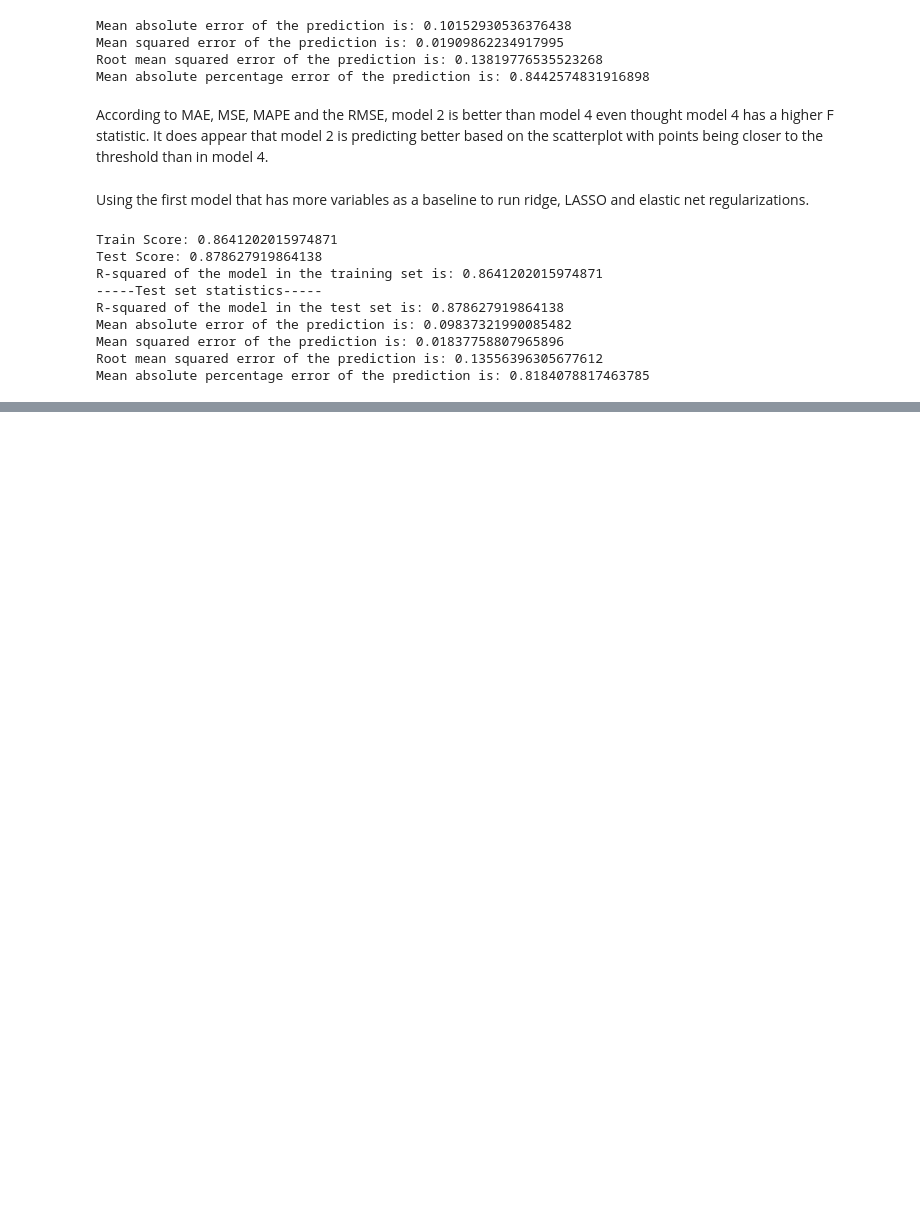
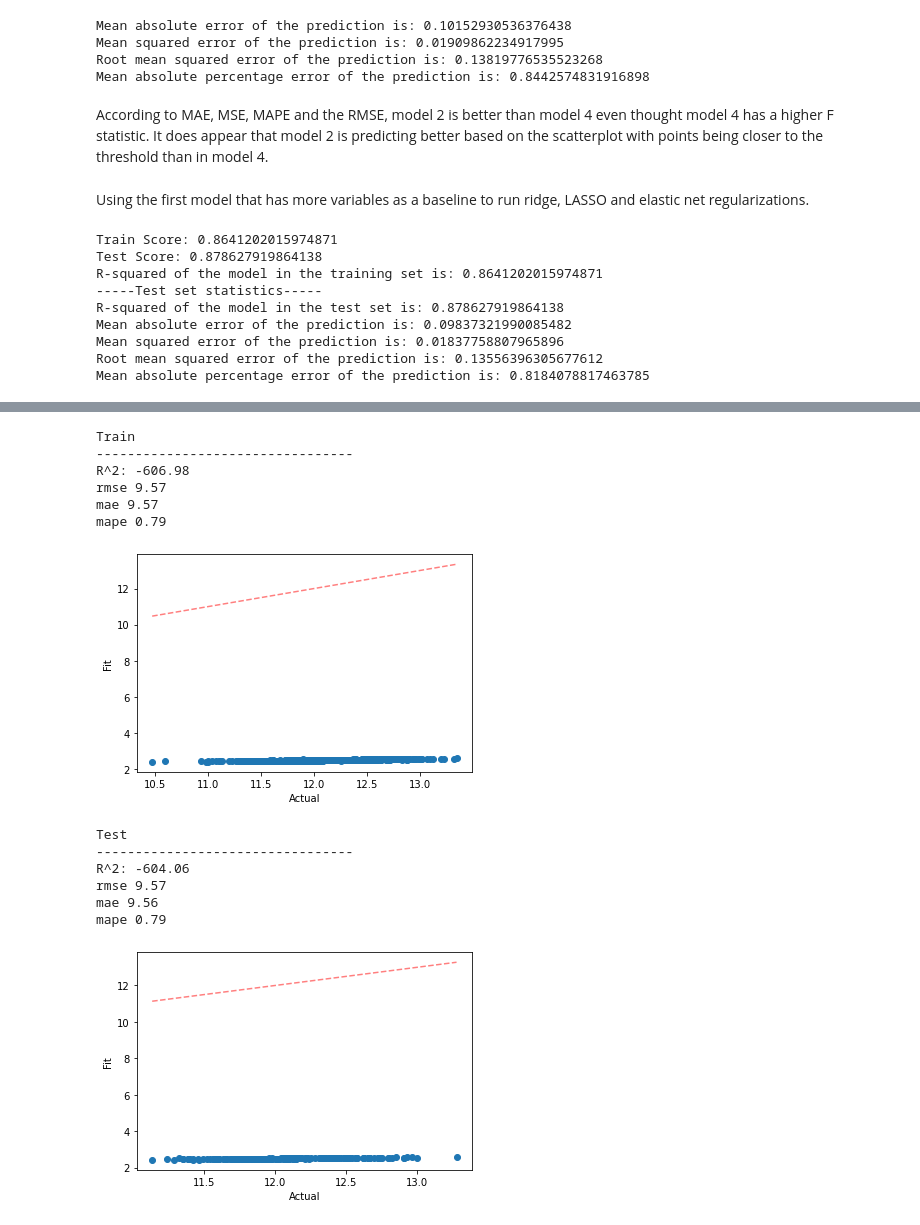
Before and after one commit to mgalaviz1/my_work, a Jupyter notebook: week6_linear_regression/Assignment_Predicting_house_prices.ipynb, the cells around one changed output, grey strips where cells are left out. Cells and saved outputs as stored; diff of their text form; code cells hidden in the pictures; blank space fills up the shorter version.

```diff
--- a/week6_linear_regression/Assignment_Predicting_house_prices.ipynb
+++ b/week6_linear_regression/Assignment_Predicting_house_prices.ipynb
@@ -1069,0 +1151,8 @@ Using Elastic Net regularization with a limited number of hyperparameters, retur
+# %%
+grid = {"alpha": [0.001, 0.01, 0.1], "l1_ratio": [0.001, 0.01, 0.1]}
+elasticnet_cv = GridSearchCV(ElasticNet(), grid, verbose=1)
+elasticnet_cv.fit(X_train, np.log(y_train))
+
+print(f"selected alpha: {elasticnet_cv.best_estimator_.alpha}")
+print(f"selected l1_ratio: {elasticnet_cv.best_estimator_.l1_ratio}")
+elasticnet_cv.best_estimator_.coef_
@@ -1069,0 +1169,25 @@ Using Elastic Net regularization with a limited number of hyperparameters, retur
+# %%
+y_pred_train = elasticnet_cv.predict(X_train)
+y_pred_test = elasticnet_cv.predict(X_test)
+
+print("Train\n---------------------------------")
+print(f"R^2: {elasticnet_cv.score(X_train, y_train):.2f}")
+eval_preds(y_train, y_pred_train)
+print("Test\n---------------------------------")
+print(f"R^2: {elasticnet_cv.score(X_test, y_test):.2f}")
+eval_preds(y_test, y_pred_test)
+# %% [output]
+Train
+---------------------------------
+R^2: -606.98
+rmse 9.57
+mae 9.57
+mape 0.79
+[figure, added]
+Test
+---------------------------------
+R^2: -604.06
+rmse 9.57
+mae 9.56
+mape 0.79
+[figure, added]
```
Also changed, not shown: parts of 23 cells of this notebook, 1 other file.
